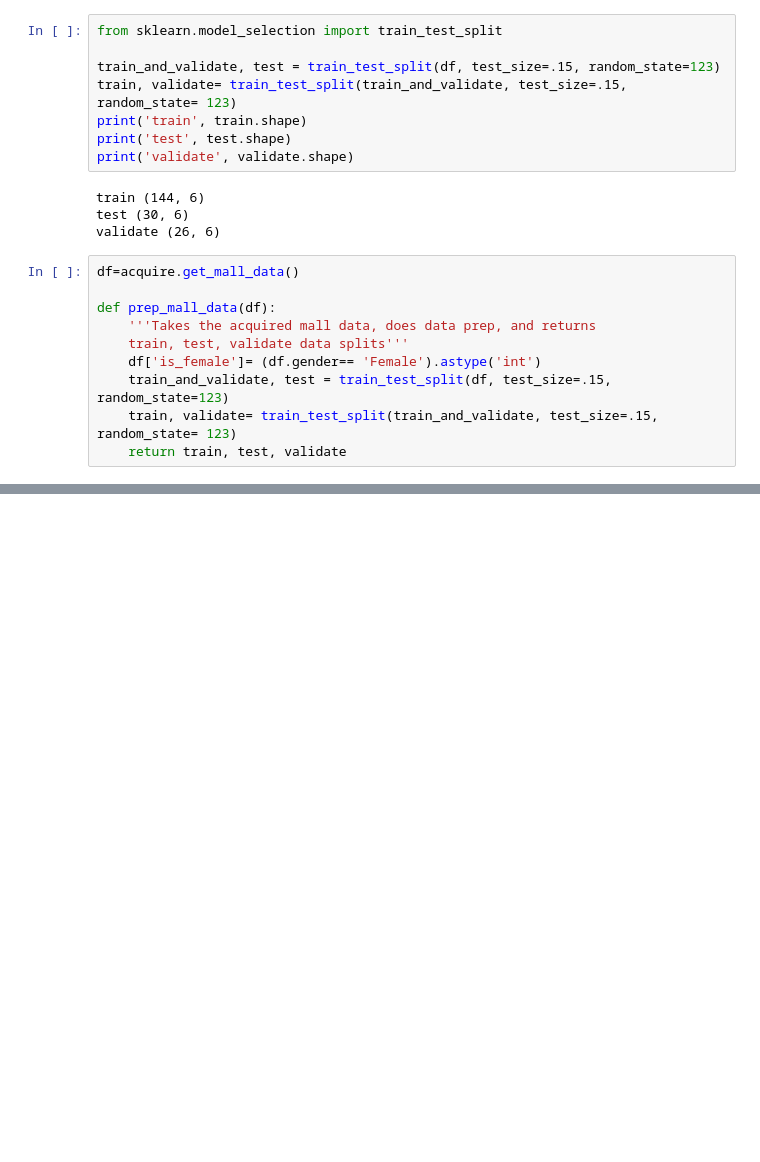
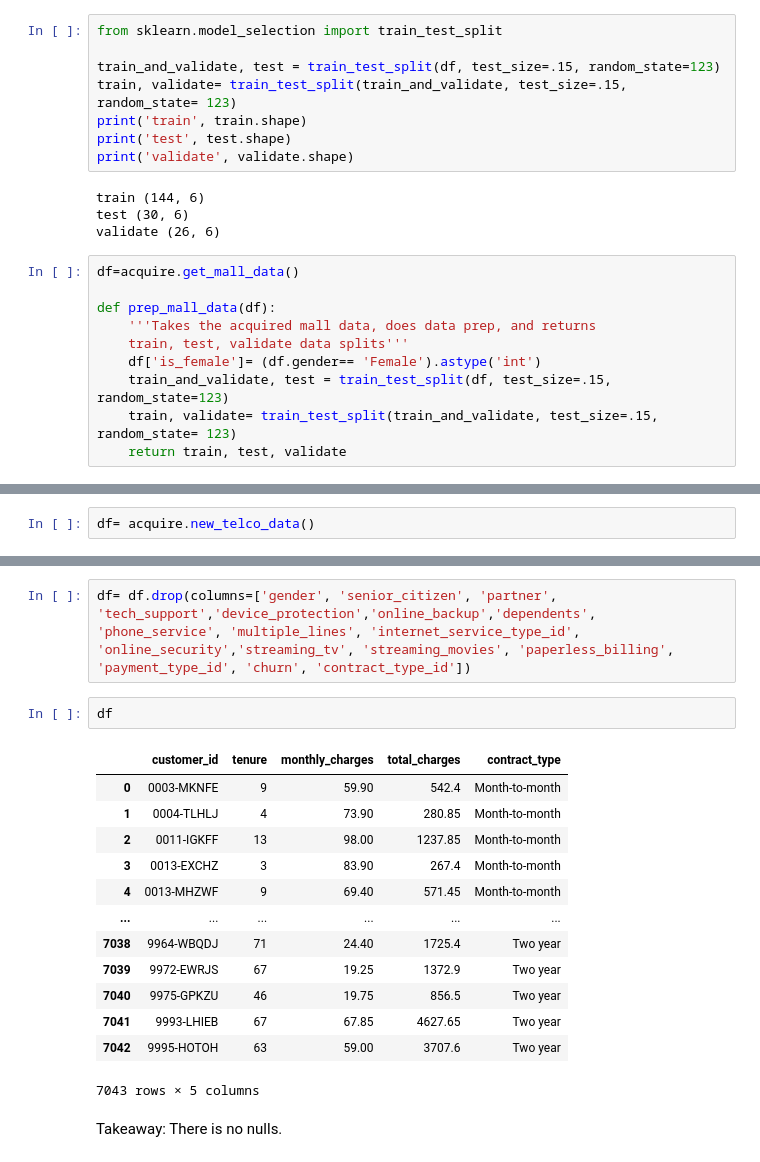
Before and after one commit to Gabby-B-B/regression-exercises, a Jupyter notebook: wrangle.ipynb, the cells around one changed output, grey strips where cells are left out. Cells and saved outputs as stored; diff of their text form; blank space fills up the shorter version.

```diff
--- a/wrangle.ipynb
+++ b/wrangle.ipynb
@@ -130,0 +129,2 @@ TypeError: prep_mall_data() missing 1 required positional argument: 'df'
+# %%
+df= acquire.new_telco_data()
@@ -130,0 +141,20 @@ TypeError: prep_mall_data() missing 1 required positional argument: 'df'
+# %%
+df= df.drop(columns=['gender', 'senior_citizen', 'partner', 'tech_support','device_protection','online_backup','dependents', 'phone_service', 'multiple_lines', 'internet_service_type_id', 'online_security','streaming_tv', 'streaming_movies', 'paperless_billing', 'payment_type_id', 'churn', 'contract_type_id'])
+# %%
+df
+# %% [output]
+|  | customer_id | tenure | monthly_charges | total_charges | contract_type |
+| 0 | 0003-MKNFE | 9 | 59.90 | 542.4 | Month-to-month |
+| 1 | 0004-TLHLJ | 4 | 73.90 | 280.85 | Month-to-month |
+| 2 | 0011-IGKFF | 13 | 98.00 | 1237.85 | Month-to-month |
+| 3 | 0013-EXCHZ | 3 | 83.90 | 267.4 | Month-to-month |
+| 4 | 0013-MHZWF | 9 | 69.40 | 571.45 | Month-to-month |
+| ... | ... | ... | ... | ... | ... |
+| 7038 | 9964-WBQDJ | 71 | 24.40 | 1725.4 | Two year |
+| 7039 | 9972-EWRJS | 67 | 19.25 | 1372.9 | Two year |
+| 7040 | 9975-GPKZU | 46 | 19.75 | 856.5 | Two year |
+| 7041 | 9993-LHIEB | 67 | 67.85 | 4627.65 | Two year |
+| 7042 | 9995-HOTOH | 63 | 59.00 | 3707.6 | Two year |
+7043 rows × 5 columns
+# %% [markdown]
+Takeaway: There is no nulls.
```
Also changed, not shown: parts of 4 cells of this notebook.
